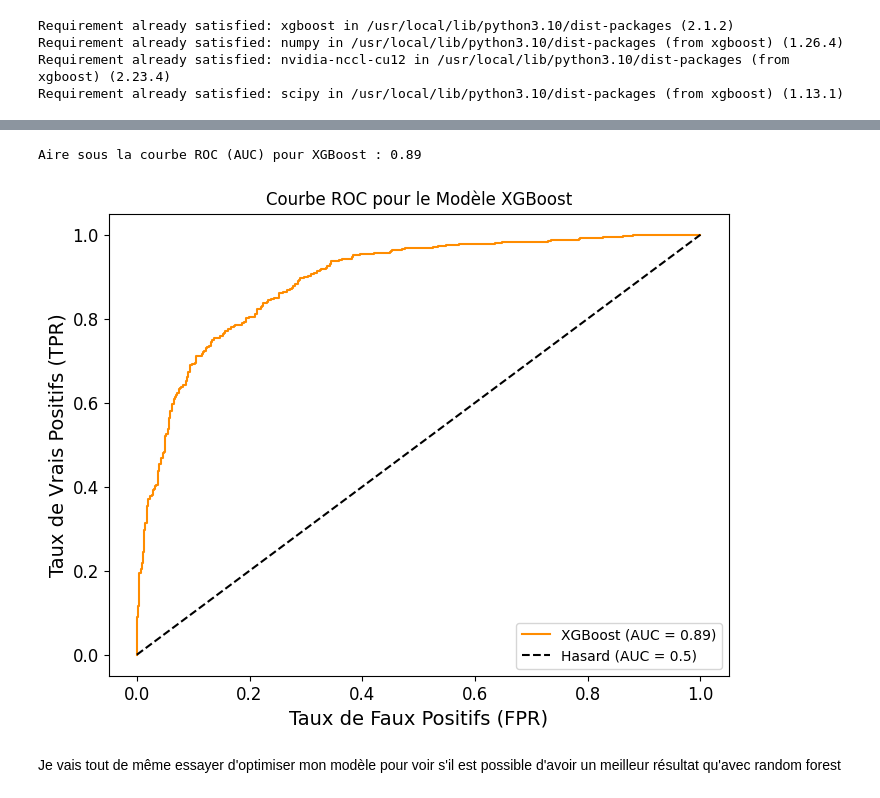
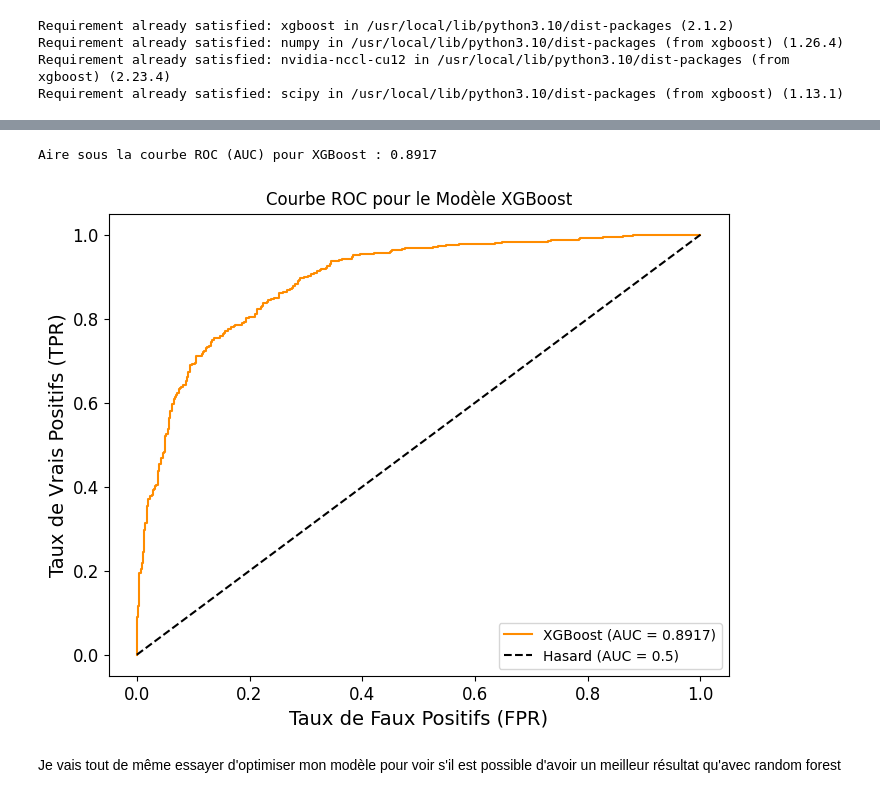
Before and after one commit to mdunand2/2024_MLEES, a Jupyter notebook: Project/Landslide_Italy.ipynb, the cells around one changed output, grey strips where cells are left out. Drawn from its saved outputs; the diff is of its cells as text; code cells hidden in the pictures.

```diff
--- a/Project/Landslide_Italy.ipynb
+++ b/Project/Landslide_Italy.ipynb
@@ -464,26 +473,26 @@ weighted avg       0.80      0.80      0.80       918
 # %%
 # Calculer les probabilités pour la classe positive
 y_test_proba = xgb_model.predict_proba(X_test)[:, 1]
 
 # Calculer les valeurs pour la courbe ROC
 fpr, tpr, thresholds = roc_curve(y_test, y_test_proba)
 
 # Calculer l'AUC
 auc_score = roc_auc_score(y_test, y_test_proba)
-print(f"Aire sous la courbe ROC (AUC) pour XGBoost : {auc_score:.2f}")
+print(f"Aire sous la courbe ROC (AUC) pour XGBoost : {auc_score:.4f}")
 
 # Tracer la courbe ROC
 plt.figure(figsize=(8, 6))
-plt.plot(fpr, tpr, label=f'XGBoost (AUC = {auc_score:.2f})', color='darkorange')
+plt.plot(fpr, tpr, label=f'XGBoost (AUC = {auc_score:.4f})', color='darkorange')
 plt.plot([0, 1], [0, 1], 'k--', label="Hasard (AUC = 0.5)")
 plt.xlabel("Taux de Faux Positifs (FPR)")
 plt.ylabel("Taux de Vrais Positifs (TPR)")
 plt.title("Courbe ROC pour le Modèle XGBoost")
 plt.legend(loc="lower right")
 plt.show()
 # %% [output]
-Aire sous la courbe ROC (AUC) pour XGBoost : 0.89
+Aire sous la courbe ROC (AUC) pour XGBoost : 0.8917
-[figure, old version]
+[figure, new version]
 # %% [markdown]
 Je vais tout de même essayer d'optimiser mon modèle pour voir s'il est possible d'avoir un meilleur résultat qu'avec random forest
 # %%
```
Also changed, not shown: parts of 5 cells of this notebook.
